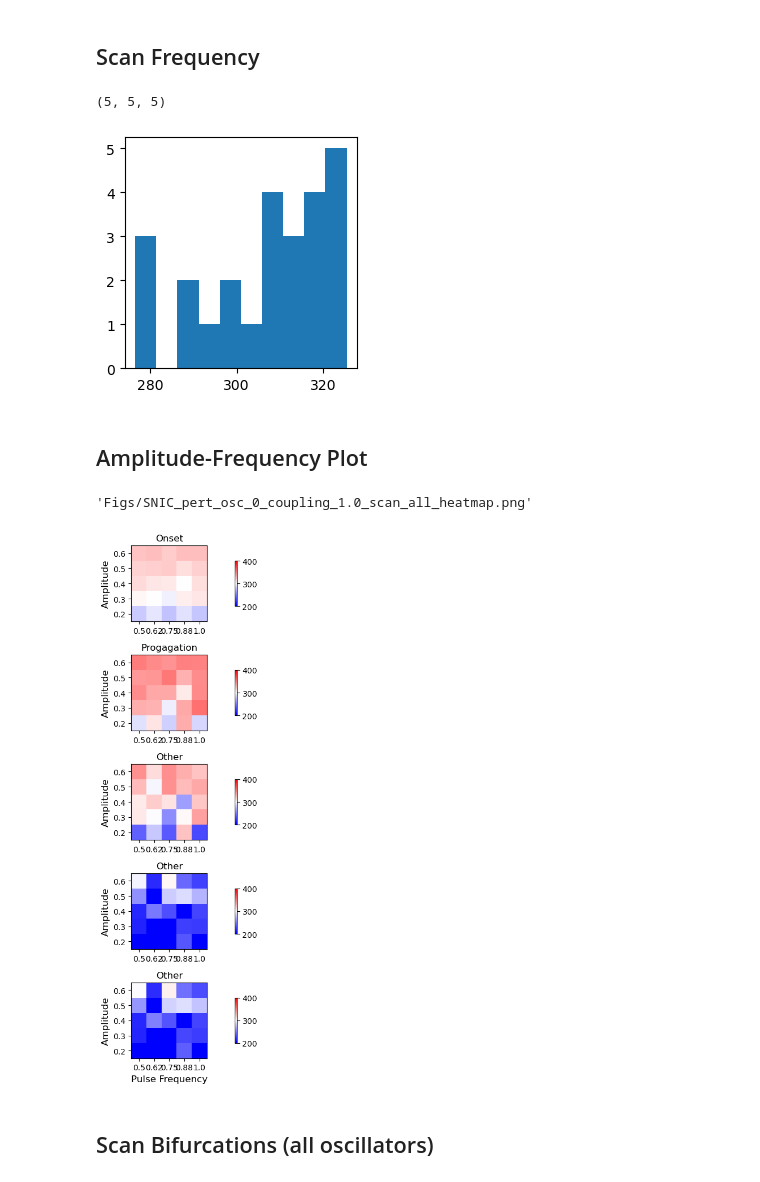
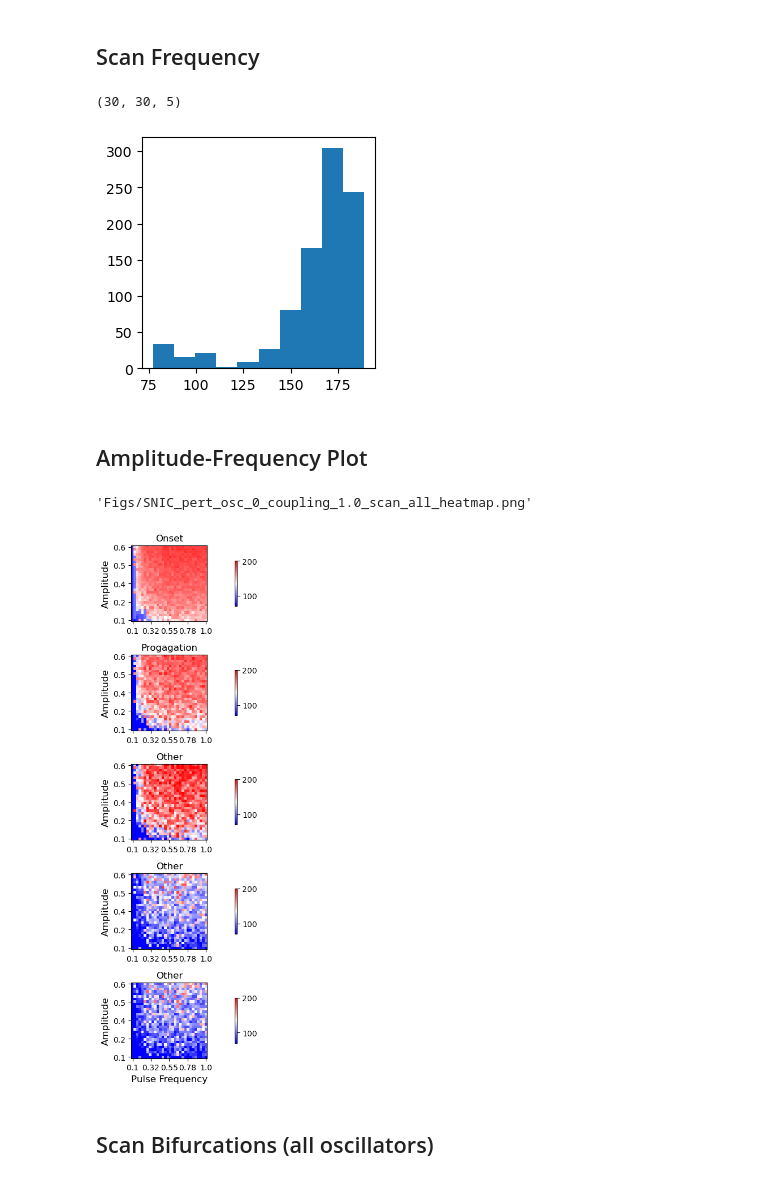
Before and after one commit to nikhita-bhatt/Non-Linear-Resonance-Manuscript, a Jupyter notebook: 2024.09.17_Nosc_SNIC_new_function.ipynb, the cells around one changed output. Drawn from its saved outputs; the diff is of its cells as text; code cells hidden in the pictures.

```diff
--- a/2024.09.17_Nosc_SNIC_new_function.ipynb
+++ b/2024.09.17_Nosc_SNIC_new_function.ipynb
@@ -992,16 +992,16 @@ array([-1.37001424, -1.36998736, -1.37000871, -1.37000259, -1.37000075])
 pert_osc = 0
 
 # Stop time
-time_stop_s   = 300
+time_stop_s   = 200
 time_steps_s  = time_stop_s*sr
 time_s        = linspace(start=0, stop=time_stop_s, num=time_steps_s)
 
-resolution_freq, resolution_amp = 5, 5
+resolution_freq, resolution_amp = 30, 30
 # resolution_freq, resolution_amp = 30, 1
 
-freq_min, freq_max = 0.5, 1.0
+freq_min, freq_max = 0.1, 1.0
 
-pulse_amplit_min, pulse_amplit_max = 0.2, 0.6
+pulse_amplit_min, pulse_amplit_max = 0.1, 0.6
 
 pulse_freqs  = linspace(freq_min, freq_max, resolution_freq)
 pulse_amplis  = linspace(pulse_amplit_max, pulse_amplit_min, resolution_amp)
@@ -1054,42 +1054,42 @@ for pulse in product(pulse_freqs, pulse_amplis):
         # Collect extrema and their indices
         y_f_max_inds = signal.find_peaks(series, distance=100)
         y_f_maxs     = series[y_f_max_inds[0]]
 
         y_f_min_inds = signal.find_peaks(-series, distance=100)
         y_f_mins     = series[y_f_min_inds[0]]
 
         if num not in results_max_f:
 
             results_max_f[num]      = [y_f_maxs]
             results_max_inds_f[num] = [y_f_max_inds]
             results_min_f[num]      = [y_f_mins]
             results_min_inds_f[num] = [y_f_min_inds]
 
         else:
 
             results_max_f[num].append(y_f_maxs)
             results_max_inds_f[num].append(y_f_max_inds)
             results_min_f[num].append(y_f_mins)
             results_min_inds_f[num].append(y_f_min_inds)
 
 
 results_pert_matrix = asarray(results_pert).reshape(resolution_freq, resolution_amp, N)
 
 fig, ax = subplots(figsize=(3,3))
 
 ax.hist(results_pert_matrix[:,:,pert_osc].ravel());
 
 results_pert_matrix.shape
 # %% [output]
-(5, 5, 5)
+(30, 30, 5)
-[figure, old version]
+[figure, new version]
 # %% [markdown]
 ## Amplitude-Frequency Plot
 # %%
 no_ticklabels = 5
 
 vmin, vmax = min(results_pert_matrix), max(results_pert_matrix)
-vmin, vmax = 200, 400
+vmin, vmax = 70, 200
 
 fig, ax = subplots(nrows=N, figsize=(10, 10))
 
@@ -1151,7 +1151,7 @@ title_chars = 'Figs/SNIC_pert_osc_' + str(pert_osc) + '_coupling_'+ str(coupling
 title_chars
 # %% [output]
 'Figs/SNIC_pert_osc_0_coupling_1.0_scan_all_heatmap.png'
-[figure, old version]
+[figure, new version]
 # %% [markdown]
 ## Scan Bifurcations (all oscillators)
 # %%
```
Also changed, not shown: parts of 3 cells of this notebook, 5 other files.
